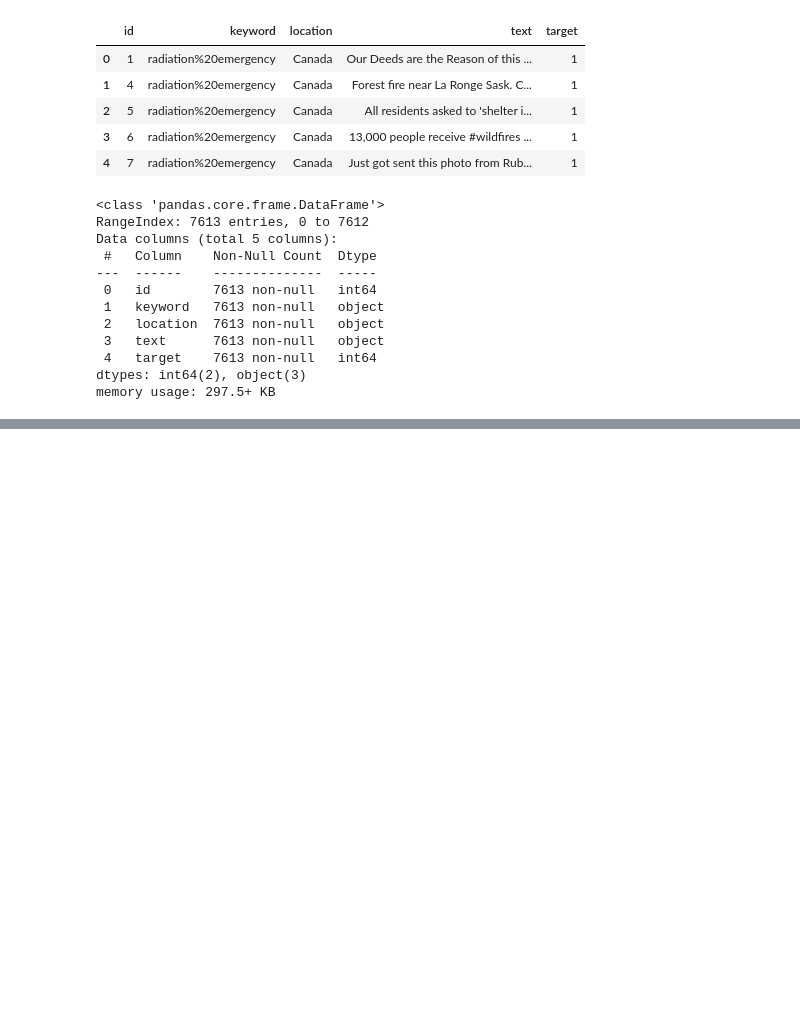
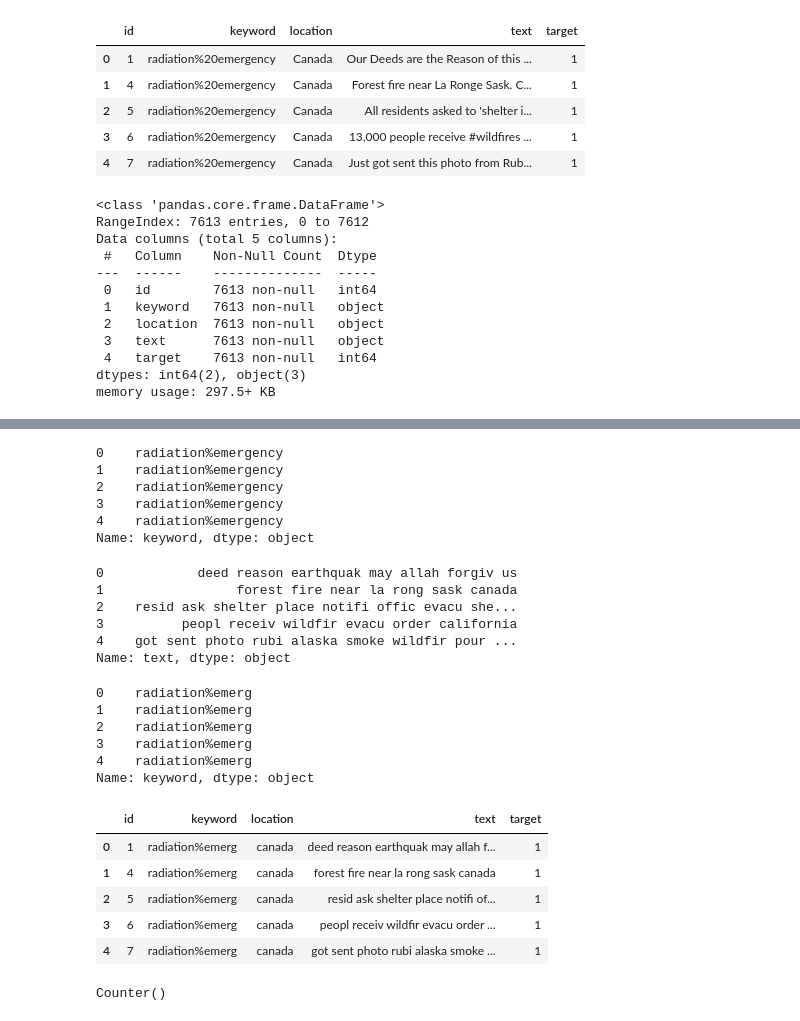
Before and after one commit to savindumahasen/Disaster-Prediction-with-NLP, a Jupyter notebook: classification.ipynb, the cells around one changed output, grey strips where cells are left out. Saved outputs shown, nothing was run; the diff lists cells and outputs as text; code cells hidden in the pictures; blank space fills up the shorter version.

```diff
--- a/classification.ipynb
+++ b/classification.ipynb
@@ -133,0 +330,10 @@ memory usage: 297.5+ KB
+# %%
+train_dataset['keyword']=train_dataset['keyword'].apply(lambda x:" ".join(x for x in x.split() if x not in sw))
+train_dataset['keyword'].head()
+# %% [output]
+0    radiation%emergency
+1    radiation%emergency
+2    radiation%emergency
+3    radiation%emergency
+4    radiation%emergency
+Name: keyword, dtype: object
@@ -133,0 +345,20 @@ memory usage: 297.5+ KB
+# %%
+train_dataset['text']=train_dataset['text'].apply(lambda x:" ".join(ps.stem(x) for x in x.split()))
+train_dataset['text'].head()
+# %% [output]
+0            deed reason earthquak may allah forgiv us
+1                 forest fire near la rong sask canada
+2    resid ask shelter place notifi offic evacu she...
+3          peopl receiv wildfir evacu order california
+4    got sent photo rubi alaska smoke wildfir pour ...
+Name: text, dtype: object
+# %%
+train_dataset['keyword']=train_dataset['keyword'].apply(lambda x:" ".join(ps.stem(x) for x in x.split()))
+train_dataset['keyword'].head()
+# %% [output]
+0    radiation%emerg
+1    radiation%emerg
+2    radiation%emerg
+3    radiation%emerg
+4    radiation%emerg
+Name: keyword, dtype: object
@@ -133,0 +367,9 @@ memory usage: 297.5+ KB
+# %%
+train_dataset.head()
+# %% [output]
+|  | id | keyword | location | text | target |
+| 0 | 1 | radiation%emerg | canada | deed reason earthquak may allah f... | 1 |
+| 1 | 4 | radiation%emerg | canada | forest fire near la rong sask canada | 1 |
+| 2 | 5 | radiation%emerg | canada | resid ask shelter place notifi of... | 1 |
+| 3 | 6 | radiation%emerg | canada | peopl receiv wildfir evacu order ... | 1 |
+| 4 | 7 | radiation%emerg | canada | got sent photo rubi alaska smoke ... | 1 |
@@ -133,0 +381,4 @@ memory usage: 297.5+ KB
+# %%
+vocab
+# %% [output]
+Counter()
```
Also changed, not shown: parts of 50 cells of this notebook.
